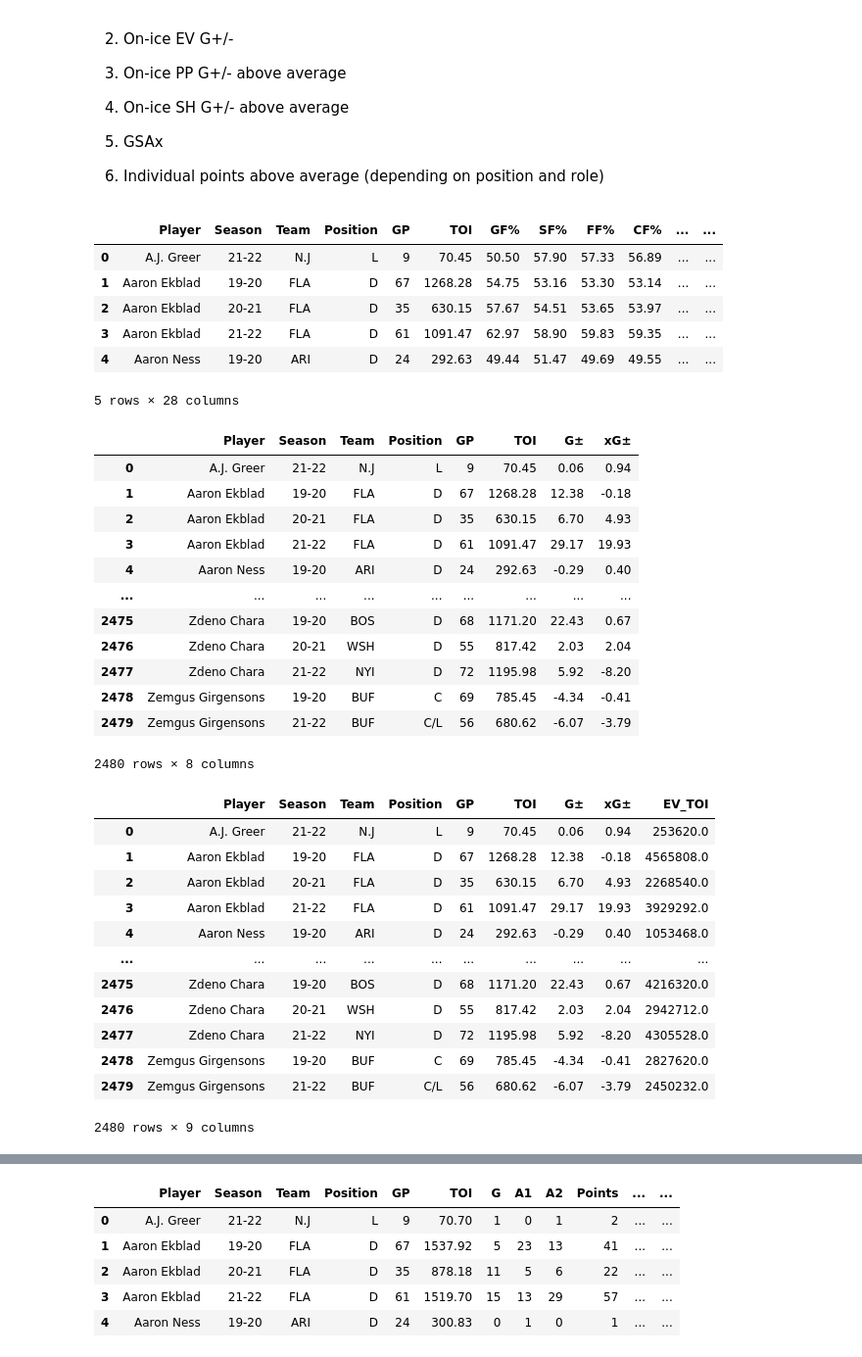
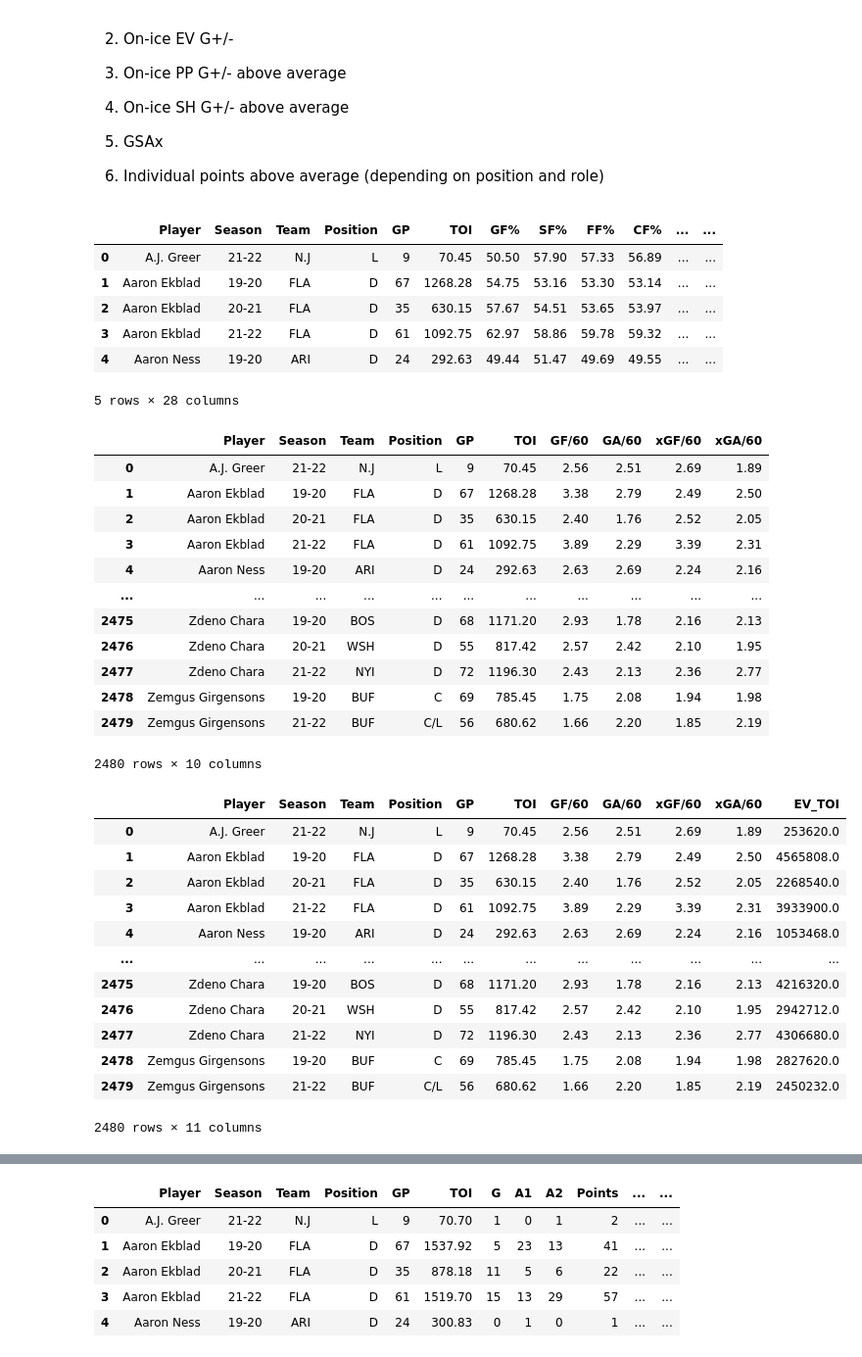
Before and after one commit to danmartin25/Hockey_Model, a Jupyter notebook: Hockey Model Mark I.ipynb, the cells around one changed output, grey strips where cells are left out. Shown at 98% size. Saved outputs shown, nothing was run; the diff lists cells and outputs as text; code cells hidden in the pictures.

```diff
--- a/Hockey Model Mark I.ipynb
+++ b/Hockey Model Mark I.ipynb
@@ -20,49 +20,49 @@ import numpy as np
 import matplotlib.pyplot as plt
 import requests
 # %%
-#Import Even-Strength On-Ice Totals Data
-skater_EV_totals_raw = pd.read_csv('https://raw.githubusercontent.com/danmartin25/Hockey_Model/main/Player%20Data/EV%20On-Ice%20Totals.csv')
-skater_EV_totals_raw.head()
+#Import Even-Strength On-Ice Rates Data
+skater_EV_rates_raw = pd.read_csv('https://raw.githubusercontent.com/danmartin25/Hockey_Model/main/Player%20Data/EV%20On-Ice%20Rates.csv')
+skater_EV_rates_raw.head()
 # %% [output]
 |  | Player | Season | Team | Position | GP | TOI | GF% | SF% | FF% | CF% | ... | ... |
 | 0 | A.J. Greer | 21-22 | N.J | L | 9 | 70.45 | 50.50 | 57.90 | 57.33 | 56.89 | ... | ... |
 | 1 | Aaron Ekblad | 19-20 | FLA | D | 67 | 1268.28 | 54.75 | 53.16 | 53.30 | 53.14 | ... | ... |
 | 2 | Aaron Ekblad | 20-21 | FLA | D | 35 | 630.15 | 57.67 | 54.51 | 53.65 | 53.97 | ... | ... |
-| 3 | Aaron Ekblad | 21-22 | FLA | D | 61 | 1091.47 | 62.97 | 58.90 | 59.83 | 59.35 | ... | ... |
+| 3 | Aaron Ekblad | 21-22 | FLA | D | 61 | 1092.75 | 62.97 | 58.86 | 59.78 | 59.32 | ... | ... |
 | 4 | Aaron Ness | 19-20 | ARI | D | 24 | 292.63 | 49.44 | 51.47 | 49.69 | 49.55 | ... | ... |
 5 rows × 28 columns
 # %%
 #Restrict Totals Data to GP,TOI,GF%,xGF%,GF,GA,xGF,xGA
-skater_EV_totals = skater_EV_totals_raw.loc[:,['Player','Season','Team','Position','GP','TOI','G±','xG±']]
-skater_EV_totals
+skater_EV_rates = skater_EV_rates_raw.loc[:,['Player','Season','Team','Position','GP','TOI','GF/60','GA/60','xGF/60','xGA/60']]
+skater_EV_rates
 # %% [output]
-|  | Player | Season | Team | Position | GP | TOI | G± | xG± |
-| 0 | A.J. Greer | 21-22 | N.J | L | 9 | 70.45 | 0.06 | 0.94 |
-| 1 | Aaron Ekblad | 19-20 | FLA | D | 67 | 1268.28 | 12.38 | -0.18 |
-| 2 | Aaron Ekblad | 20-21 | FLA | D | 35 | 630.15 | 6.70 | 4.93 |
-| 3 | Aaron Ekblad | 21-22 | FLA | D | 61 | 1091.47 | 29.17 | 19.93 |
-| 4 | Aaron Ness | 19-20 | ARI | D | 24 | 292.63 | -0.29 | 0.40 |
-| ... | ... | ... | ... | ... | ... | ... | ... | ... |
-| 2475 | Zdeno Chara | 19-20 | BOS | D | 68 | 1171.20 | 22.43 | 0.67 |
-| 2476 | Zdeno Chara | 20-21 | WSH | D | 55 | 817.42 | 2.03 | 2.04 |
-| 2477 | Zdeno Chara | 21-22 | NYI | D | 72 | 1195.98 | 5.92 | -8.20 |
-| 2478 | Zemgus Girgensons | 19-20 | BUF | C | 69 | 785.45 | -4.34 | -0.41 |
-| 2479 | Zemgus Girgensons | 21-22 | BUF | C/L | 56 | 680.62 | -6.07 | -3.79 |
+|  | Player | Season | Team | Position | GP | TOI | GF/60 | GA/60 | xGF/60 | xGA/60 |
+| 0 | A.J. Greer | 21-22 | N.J | L | 9 | 70.45 | 2.56 | 2.51 | 2.69 | 1.89 |
+| 1 | Aaron Ekblad | 19-20 | FLA | D | 67 | 1268.28 | 3.38 | 2.79 | 2.49 | 2.50 |
+| 2 | Aaron Ekblad | 20-21 | FLA | D | 35 | 630.15 | 2.40 | 1.76 | 2.52 | 2.05 |
+| 3 | Aaron Ekblad | 21-22 | FLA | D | 61 | 1092.75 | 3.89 | 2.29 | 3.39 | 2.31 |
+| 4 | Aaron Ness | 19-20 | ARI | D | 24 | 292.63 | 2.63 | 2.69 | 2.24 | 2.16 |
+| ... | ... | ... | ... | ... | ... | ... | ... | ... | ... | ... |
+| 2475 | Zdeno Chara | 19-20 | BOS | D | 68 | 1171.20 | 2.93 | 1.78 | 2.16 | 2.13 |
+| 2476 | Zdeno Chara | 20-21 | WSH | D | 55 | 817.42 | 2.57 | 2.42 | 2.10 | 1.95 |
+| 2477 | Zdeno Chara | 21-22 | NYI | D | 72 | 1196.30 | 2.43 | 2.13 | 2.36 | 2.77 |
+| 2478 | Zemgus Girgensons | 19-20 | BUF | C | 69 | 785.45 | 1.75 | 2.08 | 1.94 | 1.98 |
+| 2479 | Zemgus Girgensons | 21-22 | BUF | C/L | 56 | 680.62 | 1.66 | 2.20 | 1.85 | 2.19 |
-2480 rows × 8 columns
+2480 rows × 10 columns
 # %%
-skater_EV_totals['EV_TOI'] = skater_EV_totals['TOI']*3600
-skater_EV_totals
+skater_EV_rates['EV_TOI'] = skater_EV_rates['TOI']*3600
+skater_EV_rates
 # %% [output]
-|  | Player | Season | Team | Position | GP | TOI | G± | xG± | EV_TOI |
-| 0 | A.J. Greer | 21-22 | N.J | L | 9 | 70.45 | 0.06 | 0.94 | 253620.0 |
-| 1 | Aaron Ekblad | 19-20 | FLA | D | 67 | 1268.28 | 12.38 | -0.18 | 4565808.0 |
-| 2 | Aaron Ekblad | 20-21 | FLA | D | 35 | 630.15 | 6.70 | 4.93 | 2268540.0 |
-| 3 | Aaron Ekblad | 21-22 | FLA | D | 61 | 1091.47 | 29.17 | 19.93 | 3929292.0 |
-| 4 | Aaron Ness | 19-20 | ARI | D | 24 | 292.63 | -0.29 | 0.40 | 1053468.0 |
-| ... | ... | ... | ... | ... | ... | ... | ... | ... | ... |
-| 2475 | Zdeno Chara | 19-20 | BOS | D | 68 | 1171.20 | 22.43 | 0.67 | 4216320.0 |
-| 2476 | Zdeno Chara | 20-21 | WSH | D | 55 | 817.42 | 2.03 | 2.04 | 2942712.0 |
-| 2477 | Zdeno Chara | 21-22 | NYI | D | 72 | 1195.98 | 5.92 | -8.20 | 4305528.0 |
-| 2478 | Zemgus Girgensons | 19-20 | BUF | C | 69 | 785.45 | -4.34 | -0.41 | 2827620.0 |
-| 2479 | Zemgus Girgensons | 21-22 | BUF | C/L | 56 | 680.62 | -6.07 | -3.79 | 2450232.0 |
+|  | Player | Season | Team | Position | GP | TOI | GF/60 | GA/60 | xGF/60 | xGA/60 | EV_TOI |
+| 0 | A.J. Greer | 21-22 | N.J | L | 9 | 70.45 | 2.56 | 2.51 | 2.69 | 1.89 | 253620.0 |
+| 1 | Aaron Ekblad | 19-20 | FLA | D | 67 | 1268.28 | 3.38 | 2.79 | 2.49 | 2.50 | 4565808.0 |
+| 2 | Aaron Ekblad | 20-21 | FLA | D | 35 | 630.15 | 2.40 | 1.76 | 2.52 | 2.05 | 2268540.0 |
+| 3 | Aaron Ekblad | 21-22 | FLA | D | 61 | 1092.75 | 3.89 | 2.29 | 3.39 | 2.31 | 3933900.0 |
+| 4 | Aaron Ness | 19-20 | ARI | D | 24 | 292.63 | 2.63 | 2.69 | 2.24 | 2.16 | 1053468.0 |
+| ... | ... | ... | ... | ... | ... | ... | ... | ... | ... | ... | ... |
+| 2475 | Zdeno Chara | 19-20 | BOS | D | 68 | 1171.20 | 2.93 | 1.78 | 2.16 | 2.13 | 4216320.0 |
+| 2476 | Zdeno Chara | 20-21 | WSH | D | 55 | 817.42 | 2.57 | 2.42 | 2.10 | 1.95 | 2942712.0 |
+| 2477 | Zdeno Chara | 21-22 | NYI | D | 72 | 1196.30 | 2.43 | 2.13 | 2.36 | 2.77 | 4306680.0 |
+| 2478 | Zemgus Girgensons | 19-20 | BUF | C | 69 | 785.45 | 1.75 | 2.08 | 1.94 | 1.98 | 2827620.0 |
+| 2479 | Zemgus Girgensons | 21-22 | BUF | C/L | 56 | 680.62 | 1.66 | 2.20 | 1.85 | 2.19 | 2450232.0 |
-2480 rows × 9 columns
+2480 rows × 11 columns
```
Also changed, not shown: parts of 40 cells of this notebook.
